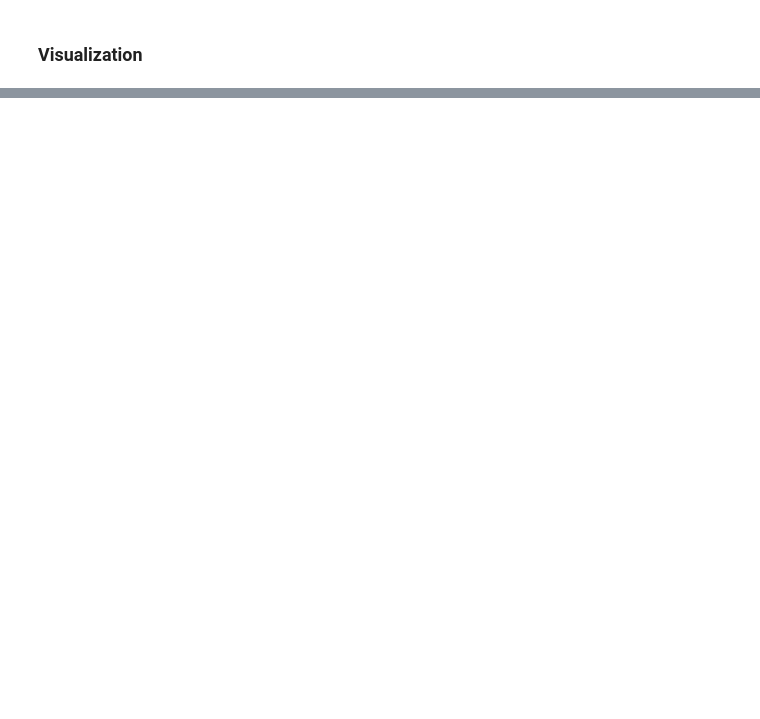
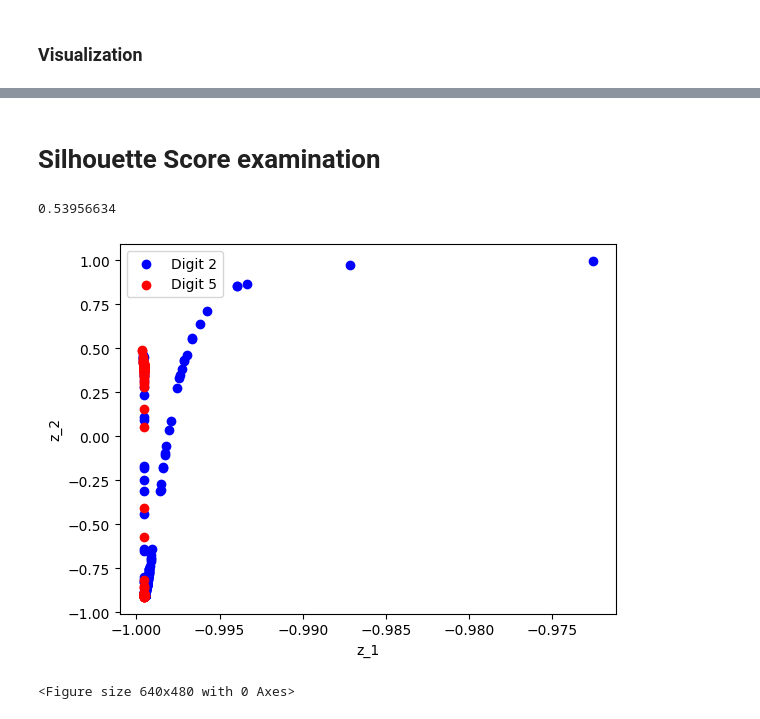
Before and after one commit to jlancione/DeepLearningProject, a Jupyter notebook: ae.ipynb, the cells around one changed output, grey strips where cells are left out. Cells and saved outputs as stored; diff of their text form; code cells hidden in the pictures; blank space fills up the shorter version.

```diff
--- a/ae.ipynb
+++ b/ae.ipynb
@@ -387,0 +388,2 @@ plt.show()
+# %% [markdown]
+# Silhouette Score examination
@@ -388,3 +393,53 @@ plt.show()
 # %%
-## Sample from latent space
-## Generate
+# Facciamolo sul validation set
+# fallo passare attrav il modello ed estrai z
+s_score = 0
+s_array = np.ones(len(val_loader))
+indices = [np.ones(len(val_loader)), np.ones(len(val_loader))]
+
+with torch.no_grad():
+    for images, labels in val_loader:
+        images = images.to(DEVICE)
+        _, z = model(images)
+
+        flatten = nn.Flatten(1,3)
+        indices[0] = (labels==DIGITS[0])
+        indices[1] = (labels==DIGITS[1])
+
+        #x2 = z * z
+        #x2 = x2.sum(axis=1)
+        #z_t = torch.transpose(z, 0, 1)
+        #xx = z@z_t
+        #distances = torch.sqrt( x2 - 2*xx + x2.unsqueeze(dim=1) )
+        #s_score = silhouette_score(distances.numpy(), labels.numpy(), metric='precomputed')
+        #s_array = silhouette_samples(distances.numpy(), labels.numpy(), metric='precomputed')
+
+        s_score = silhouette_score(z.numpy(), labels.numpy())
+        s_array = silhouette_samples(z.numpy(), labels.numpy())
+        break
+
+s_array = [np.sort(s_array[indices[0]]), np.sort(s_array[indices[1]])]
+
+print(s_score)
+# %% [output]
+0.53956634
+# %%
+plt.scatter(z[indices[0],0], z[indices[0],1], color='blue', label=f'Digit {DIGITS[0]}')
+plt.scatter(z[indices[1],0], z[indices[1],1], color='red', label=f'Digit {DIGITS[1]}')
+
+plt.xlabel('z_1')
+plt.ylabel('z_2')
+
+plt.legend()
+plt.show()
+
+filename = f'./Report/Images/scatter{DIGITS[0]}-{DIGITS[1]}'
+if DENOISING:
+    filename += '_denoising'
+if LINEAR:
+    filename += '_pca'
+filename += '.png'
+plt.savefig(filename)
+# %% [output]
+[figure, added]
+<Figure size 640x480 with 0 Axes>
```
Also changed, not shown: parts of 13 cells of this notebook.
